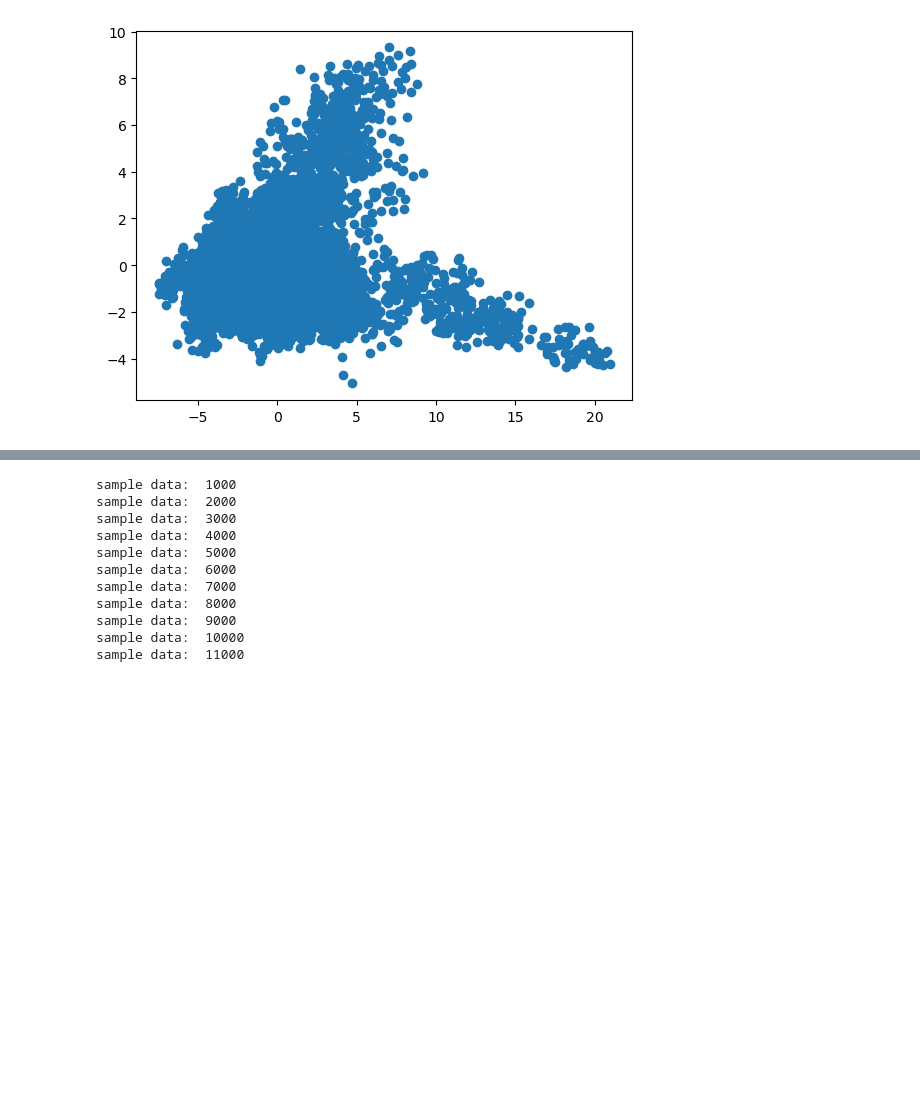
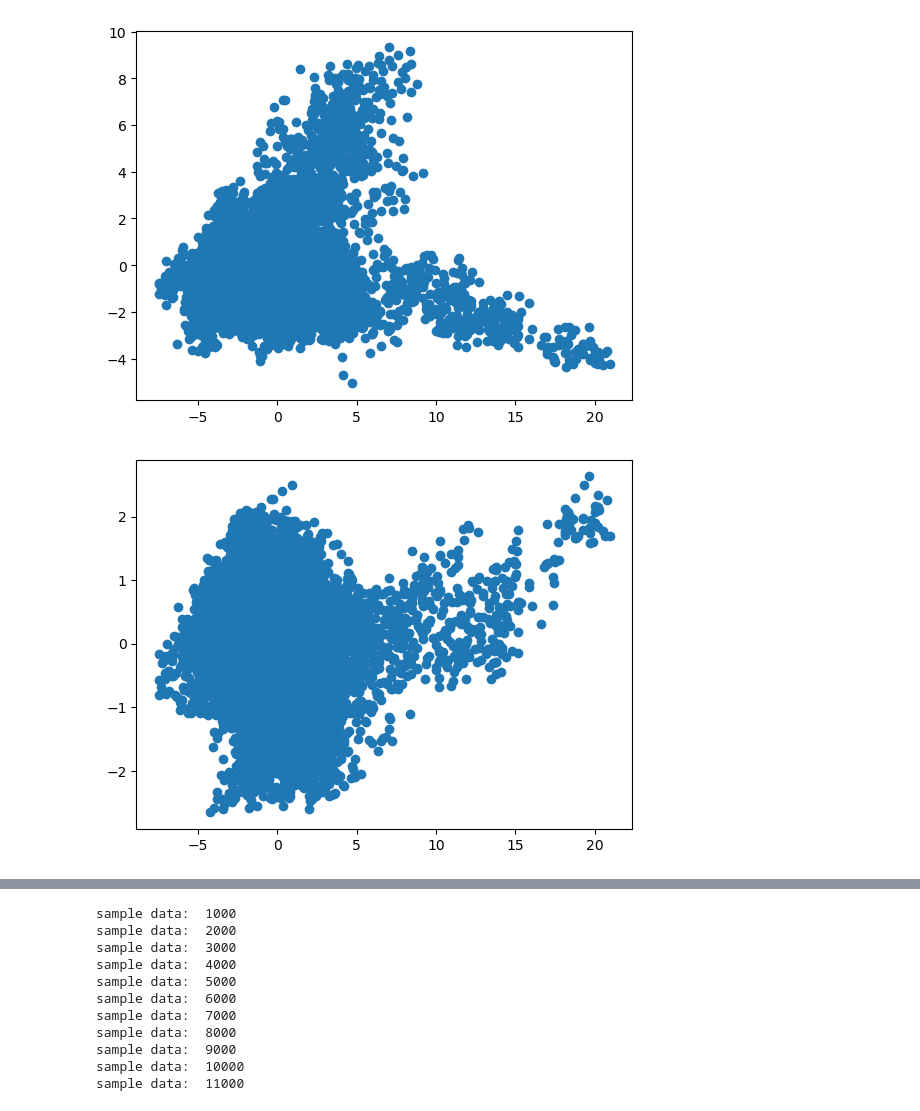
Before and after one commit to psggsl/SOM_plus_DBN, a Jupyter notebook: SOM_and_DBN.ipynb, the cells around one changed output, grey strips where cells are left out. Cells and saved outputs as stored; diff of their text form; code cells hidden in the pictures; blank space fills up the shorter version.

```diff
--- a/SOM_and_DBN.ipynb
+++ b/SOM_and_DBN.ipynb
@@ -111,6 +126,14 @@ ax.scatter(principal_eeg_Df.iloc[:,0], principal_eeg_Df.iloc[:,1])
 plt.show()
 # %% [output]
 [figure]
+# %%
+# plot
+fig, ax = plt.subplots()
+
+ax.scatter(principal_eeg_Df.iloc[:,0], -1*principal_eeg_Df.iloc[:,3])
+plt.show()
+# %% [output]
+[figure, added]
 # %%
 import numpy as np
 from sklearn.decomposition import PCA
```
Also changed, not shown: parts of 14 cells of this notebook.
